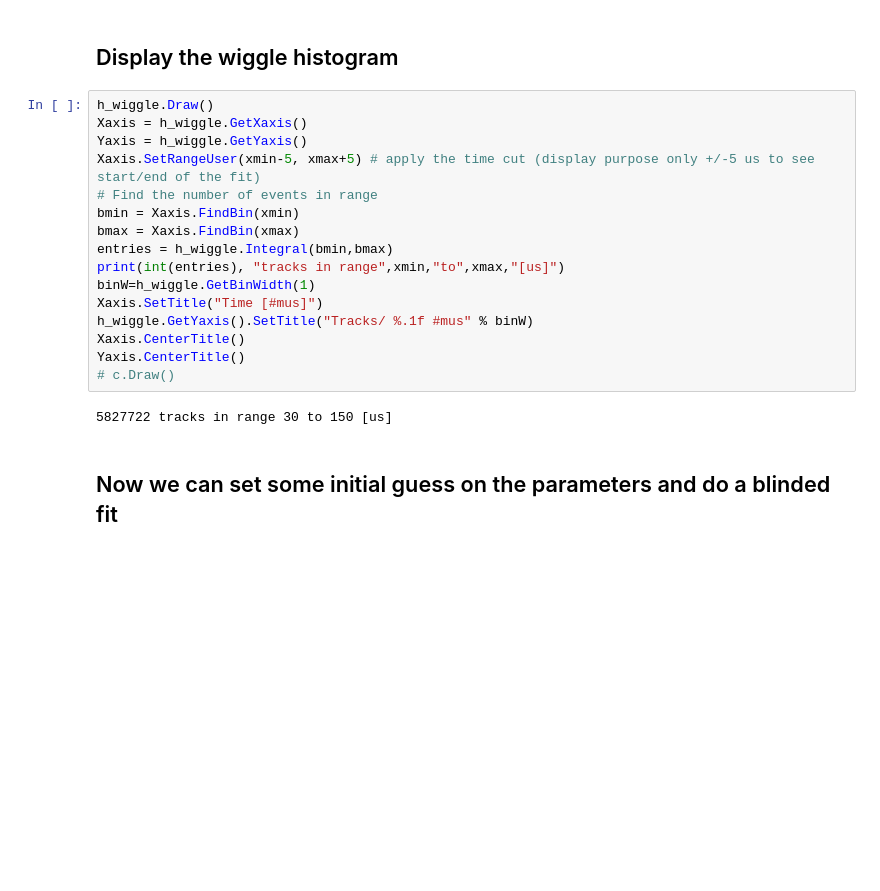
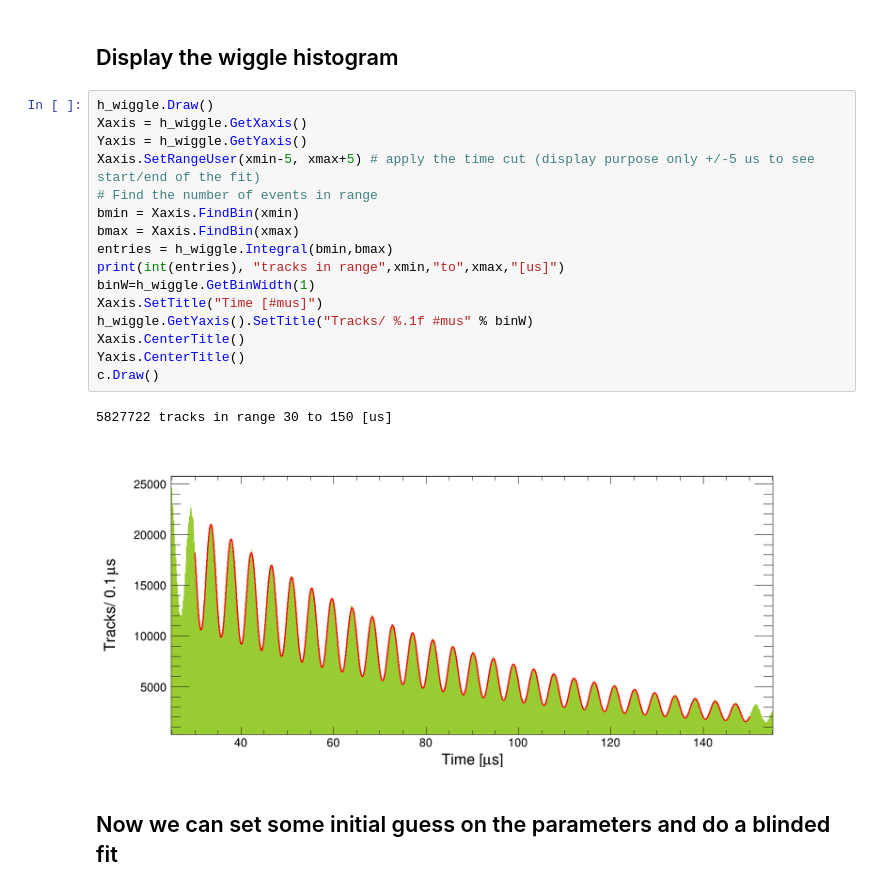
Before and after one commit to glukicov/EDMTracking, a Jupyter notebook: SimpleFit.ipynb, the cells around one changed output. Drawn from its saved outputs; the diff is of its cells as text; blank space fills up the shorter version.

```diff
--- a/SimpleFit.ipynb
+++ b/SimpleFit.ipynb
@@ -68,21 +68,22 @@ h_wiggle = t_file.Get(path)
 # %%
 h_wiggle.Draw()
 Xaxis = h_wiggle.GetXaxis()
 Yaxis = h_wiggle.GetYaxis()
 Xaxis.SetRangeUser(xmin-5, xmax+5) # apply the time cut (display purpose only +/-5 us to see start/end of the fit)
 # Find the number of events in range
 bmin = Xaxis.FindBin(xmin)
 bmax = Xaxis.FindBin(xmax)
 entries = h_wiggle.Integral(bmin,bmax)
 print(int(entries), "tracks in range",xmin,"to",xmax,"[us]")
 binW=h_wiggle.GetBinWidth(1)
 Xaxis.SetTitle("Time [#mus]")
 h_wiggle.GetYaxis().SetTitle("Tracks/ %.1f #mus" % binW)
 Xaxis.CenterTitle()
 Yaxis.CenterTitle()
-# c.Draw()
+c.Draw()
 # %% [output]
 5827722 tracks in range 30 to 150 [us]
+[figure, added]
 # %% [markdown]
 ## Now we can set some initial guess on the parameters and do a blinded fit
 # %%
```
Also changed, not shown: parts of 1 cell of this notebook.
